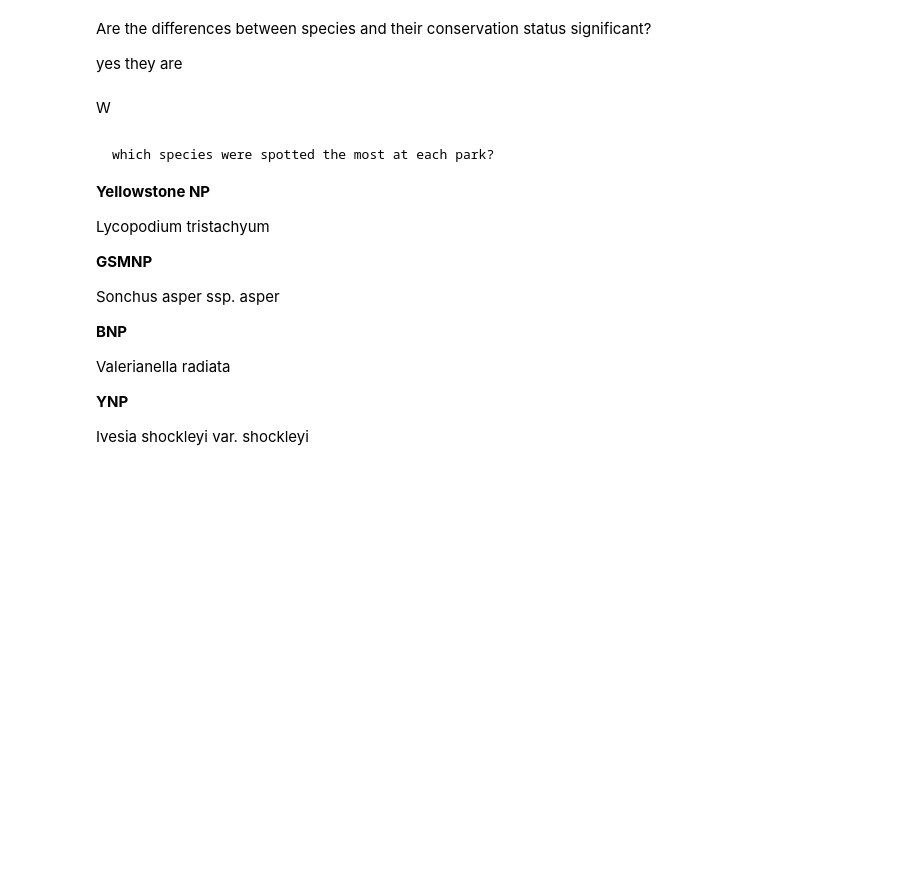
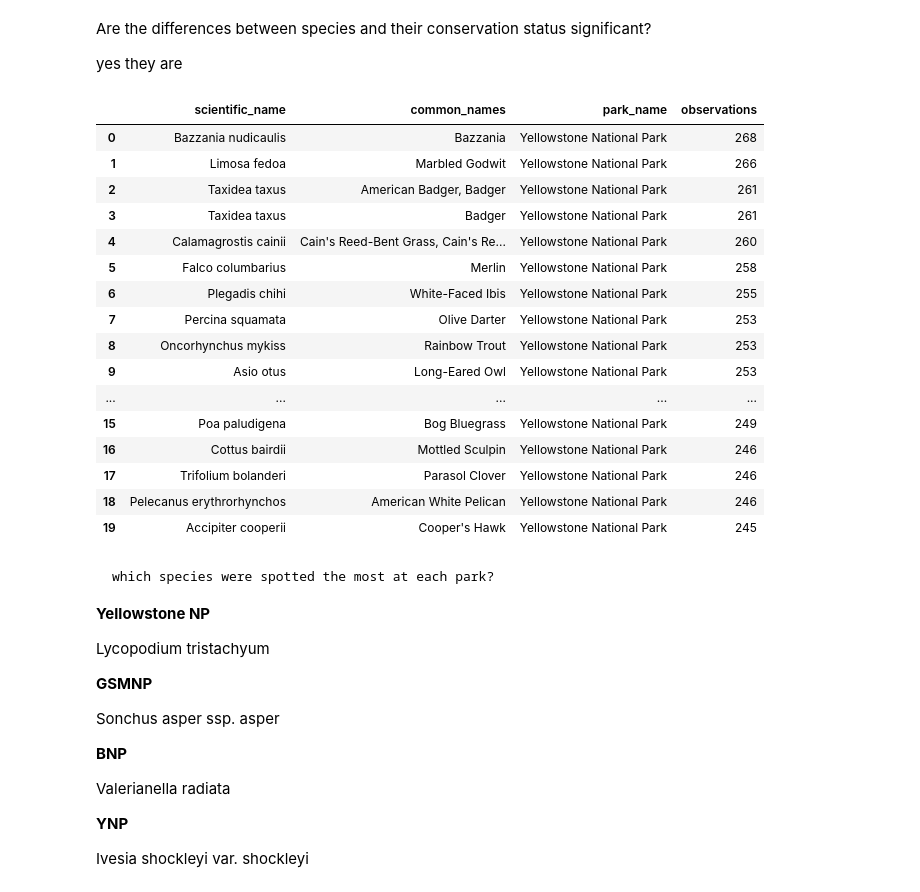
Before and after one commit to bridgetmanu/Data-as-a-Lens---Investigating-Wildlife-Conservation-Patterns, a Jupyter notebook: source code.ipynb, the cells around one changed output. Cells and saved outputs as stored; diff of their text form; code cells hidden in the pictures; blank space fills up the shorter version.

```diff
--- a/source code.ipynb
+++ b/source code.ipynb
@@ -93,8 +121,41 @@ Are the differences between species and their conservation status
 significant?
 
 yes they are
-# %% [markdown]
-W
+# %%
+# join both tables
+
+obs_data=pd.read_sql_query("SELECT * FROM observations order by observations DESC", sql1)
+
+species_data=pd.read_sql_query("SELECT * FROM species_info"  , sql)
+
+
+merged_data = pd.merge(obs_data, species_data, on='scientific_name', how='outer')
+merged_data = merged_data.dropna()
+
+# create a sql database for the merged data
+sql2 = sqlite3.connect("merged_data.db")
+merged_data.to_sql("merged_data", sql2, if_exists = "replace")
+con = sql2.cursor()
+
+#merged_data
+# %% [output]
+|  | scientific_name | common_names | park_name | observations |
+| 0 | Bazzania nudicaulis | Bazzania | Yellowstone National Park | 268 |
+| 1 | Limosa fedoa | Marbled Godwit | Yellowstone National Park | 266 |
+| 2 | Taxidea taxus | American Badger, Badger | Yellowstone National Park | 261 |
+| 3 | Taxidea taxus | Badger | Yellowstone National Park | 261 |
+| 4 | Calamagrostis cainii | Cain's Reed-Bent Grass, Cain's Re... | Yellowstone National Park | 260 |
+| 5 | Falco columbarius | Merlin | Yellowstone National Park | 258 |
+| 6 | Plegadis chihi | White-Faced Ibis | Yellowstone National Park | 255 |
+| 7 | Percina squamata | Olive Darter | Yellowstone National Park | 253 |
+| 8 | Oncorhynchus mykiss | Rainbow Trout | Yellowstone National Park | 253 |
+| 9 | Asio otus | Long-Eared Owl | Yellowstone National Park | 253 |
+| ... | ... | ... | ... | ... |
+| 15 | Poa paludigena | Bog Bluegrass | Yellowstone National Park | 249 |
+| 16 | Cottus bairdii | Mottled Sculpin | Yellowstone National Park | 246 |
+| 17 | Trifolium bolanderi | Parasol Clover | Yellowstone National Park | 246 |
+| 18 | Pelecanus erythrorhynchos | American White Pelican | Yellowstone National Park | 246 |
+| 19 | Accipiter cooperii | Cooper's Hawk | Yellowstone National Park | 245 |
 # %% [markdown]
 	which species were spotted the most at each park?
 **Yellowstone NP**
```
Also changed, not shown: parts of 8 cells of this notebook.
